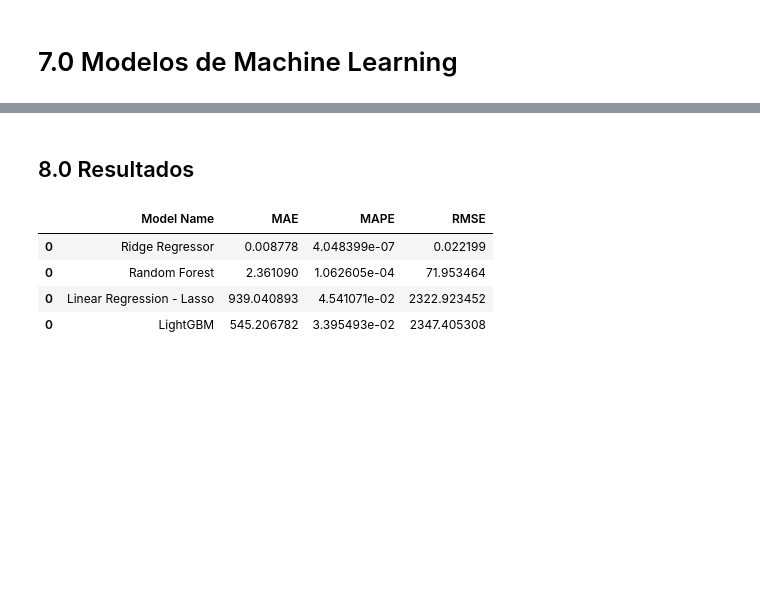
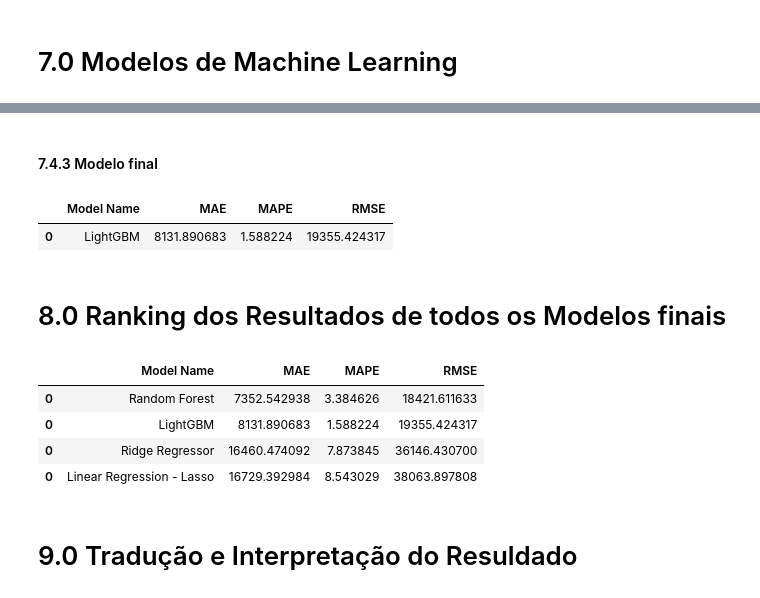
Before and after one commit to TiagoDSL/hackday_7th_edition_comunidade_ds, a Jupyter notebook: 7TH_HackDay.ipynb, the cells around one changed output, grey strips where cells are left out. Cells and saved outputs as stored; diff of their text form; code cells hidden in the pictures; blank space fills up the shorter version.

```diff
--- a/7TH_HackDay.ipynb
+++ b/7TH_HackDay.ipynb
@@ -587,0 +948,35 @@ And if memory is not enough, you can set `force_col_wise=true`.
+# %%
+# melhores parametros:'subsample': 0.8, 'reg_lambda': 1.0, 'reg_alpha': 0.1, 'num_leaves': 50,
+#'n_estimators': 400, 'min_child_samples': 5, 'max_depth': 40, 'learning_rate': 0.05, 'colsample_bytree': 0.6
+
+# Criar o dataset do LightGBM com dados de treino
+train_data = lgb.Dataset(xtrain, label=Y_train)
+test_data = lgb.Dataset(X_test, label=Y_test, reference=train_data)
+
+#  modelo com hiperparametros
+parametros = {
+    'objective': 'regression',  # Para problemas de regressão
+    'metric': 'rmse',  # Métrica de erro quadrático médio (Mean Squared Error)
+    'boosting_type': 'gbdt',
+    'subsample': 0.8,
+    'reg_alpha': 0.1,
+    'reg_lambda': 1.0,
+    'num_leaves': 50,
+    'n_estimators': 400,
+    'learning_rate': 0.05,
+    'min_child_samples': 5,
+    'feature_fraction': 0.9,
+    'colsample_bytree': 0.6}
+
+# Número de iterações
+num_round = 100
+
+# modelo com dados de treino
+modelo = lgb.train(parametros, train_data, num_round)
+
+# predição com os dados de validação
+yhat_lgbm = modelo.predict(xval)
+
+# performance
+lgbm_result = ml_error ('LightGBM', np.expm1(Y_val), np.expm1( yhat_lgbm))
+lgbm_result
@@ -588,13 +994,28 @@ And if memory is not enough, you can set `force_col_wise=true`.
+# %% [markdown]
+#### 7.4.3 Modelo final
+# %%
+# predição com os dados de teste
+yhat_lgbm = modelo.predict(xtest)
+
+# performance
+lgbm_result_final = ml_error ('LightGBM', np.expm1(Y_test), np.expm1( yhat_lgbm))
+lgbm_result_final
+# %% [output]
+|  | Model Name | MAE | MAPE | RMSE |
+| 0 | LightGBM | 8131.890683 | 1.588224 | 19355.424317 |
 # %% [markdown]
-## 8.0 Resultados
+# 8.0 Ranking dos Resultados de todos os Modelos finais
 # %%
 # comparando os resultados dos algoritmos treinados a fim de escolher qual o melhor para ser implementado
-comparar =pd.concat([rf_result, lrr_result, ridge_result, lgbm_result])
+comparar =pd.concat([rf_result_final, lrr_result_final, ridge_result_final, lgbm_result_final])
+
 # ordenando do melhor resultado ao pior com base na metrica RMSE
 comparar.sort_values('RMSE')
 # %% [output]
 |  | Model Name | MAE | MAPE | RMSE |
-| 0 | Ridge Regressor | 0.008778 | 4.048399e-07 | 0.022199 |
-| 0 | Random Forest | 2.361090 | 1.062605e-04 | 71.953464 |
-| 0 | Linear Regression - Lasso | 939.040893 | 4.541071e-02 | 2322.923452 |
-| 0 | LightGBM | 545.206782 | 3.395493e-02 | 2347.405308 |
+| 0 | Random Forest | 7352.542938 | 3.384626 | 18421.611633 |
+| 0 | LightGBM | 8131.890683 | 1.588224 | 19355.424317 |
+| 0 | Ridge Regressor | 16460.474092 | 7.873845 | 36146.430700 |
+| 0 | Linear Regression - Lasso | 16729.392984 | 8.543029 | 38063.897808 |
+# %% [markdown]
+# 9.0 Tradução e Interpretação do Resuldado
```
Also changed, not shown: parts of 61 cells of this notebook, 1 other file.
